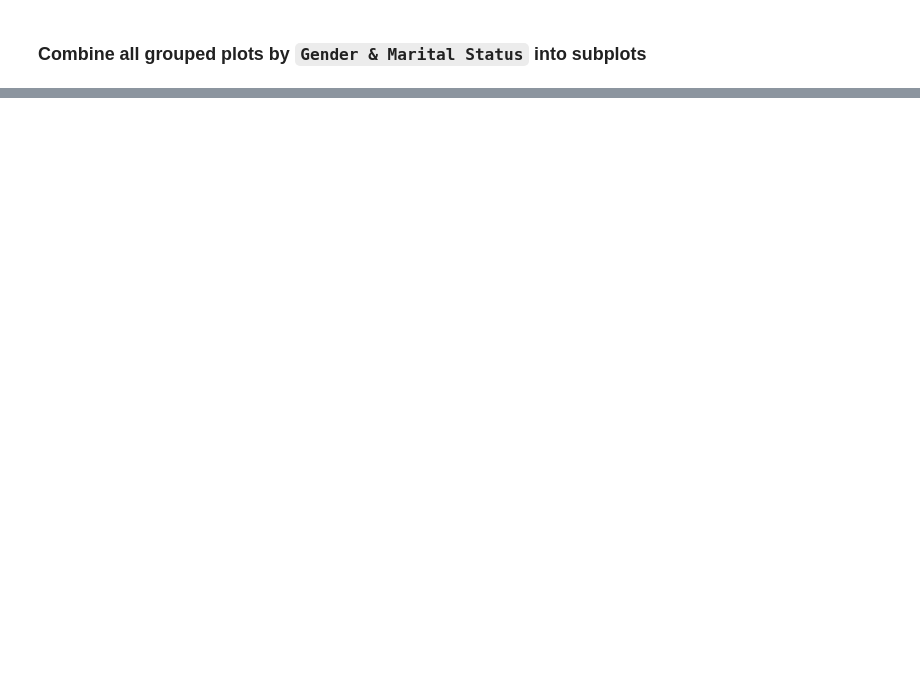
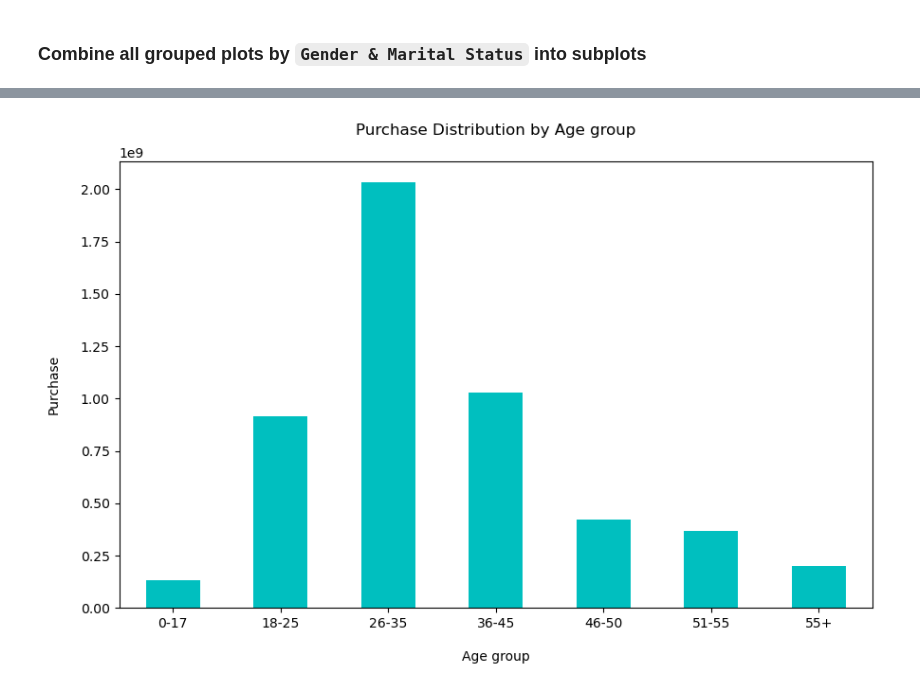
Before and after one commit to nguyenminhthuy/da-course-cybersoft, a Jupyter notebook: pj-black-friday-sales/black-friday-sales.ipynb, the cells around one changed output, grey strips where cells are left out. Drawn from its saved outputs; the diff is of its cells as text; code cells hidden in the pictures; blank space fills up the shorter version.

```diff
--- a/pj-black-friday-sales/black-friday-sales.ipynb
+++ b/pj-black-friday-sales/black-friday-sales.ipynb
@@ -626,0 +670,15 @@ df_product_cat3_gms.plot(ax=axes[3,0],
+# %%
+df_age_purchase = df['Purchase'].groupby(df['Age'].astype(age_type)).sum()
+
+ax = df_age_purchase.plot(kind='bar',
+                            stacked=False,
+                            color=['c'],
+                            rot=0,
+                            figsize=(9,6))
+plt.xlabel('Age group', labelpad=15)
+plt.ylabel('Purchase', labelpad=15)
+plt.title('Purchase Distribution by Age group', pad=20)
+plt.tight_layout()
+plt.show;
+# %% [output]
+[figure, added]
```
Also changed, not shown: parts of 19 cells of this notebook.
